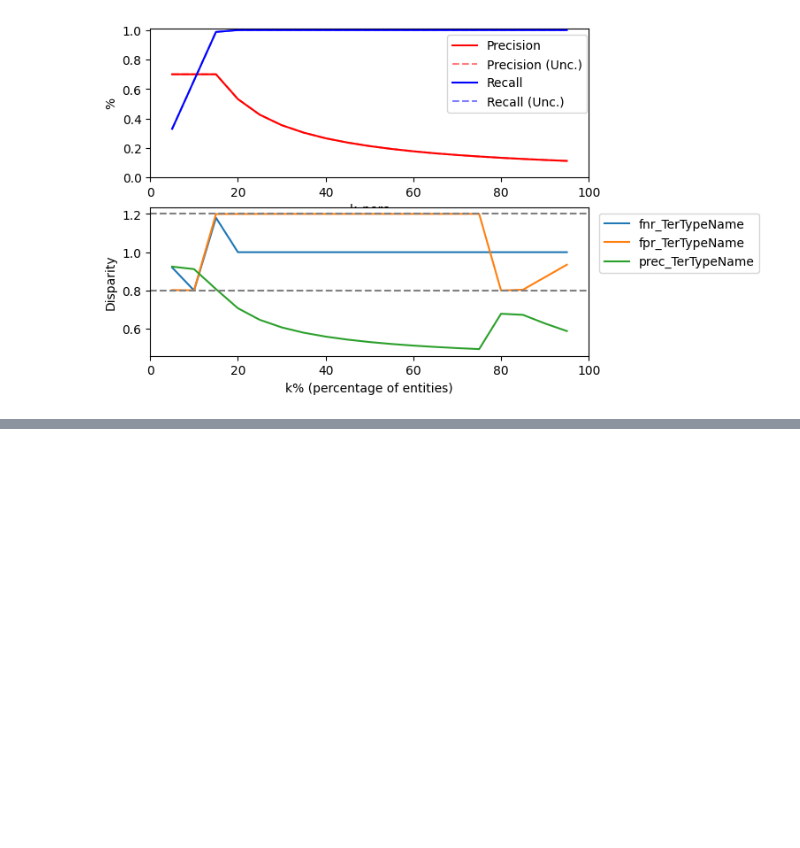
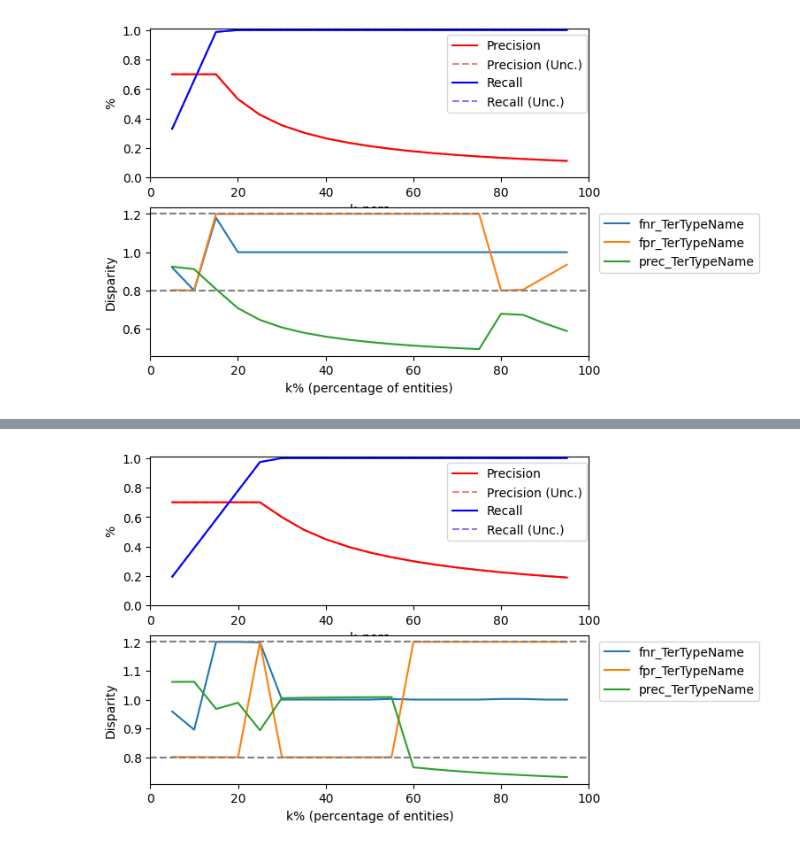
Before and after one commit to smyarga/fairness_testing_ZNO, a Jupyter notebook: ZNO_fairness.ipynb, the cells around one changed output, grey strips where cells are left out. Drawn from its saved outputs; the diff is of its cells as text; code cells hidden in the pictures; blank space fills up the shorter version.

```diff
--- a/ZNO_fairness.ipynb
+++ b/ZNO_fairness.ipynb
@@ -4015,0 +4245,12 @@ NameError: name 'fo' is not defined
+# %%
+fo = FairnessEvaluator(data_raw,
+                      'label_value',
+                      'TerTypeName',
+                      metrics=['fpr','fnr', 'tpr'],
+                      metrics_to_plot=['fnr','fpr', 'prec'],
+                      fully_constrained=False,
+                      precision_ub = 0.7,
+                      #metric_fairness_bounds={'tpr': [0.995,1.005]}
+                      )
+df = fo.evaluate()
+print(df)
@@ -4015,0 +4463,4 @@ NameError: name 'fo' is not defined
+# %%
+fo.plot(x_scale_perc=True)
+# %% [output]
+[figure, added]
```
Also changed, not shown: parts of 9 cells of this notebook, 1 other file.
